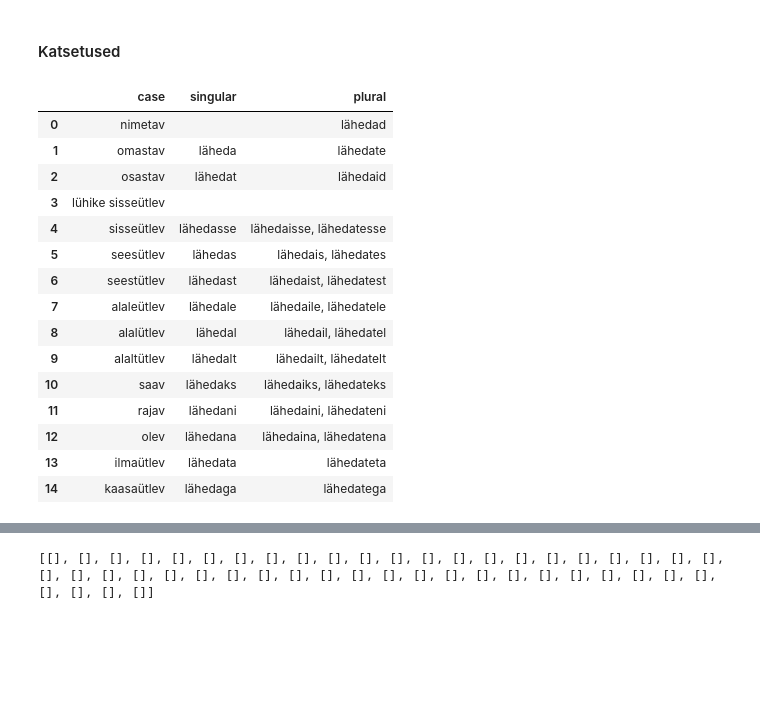
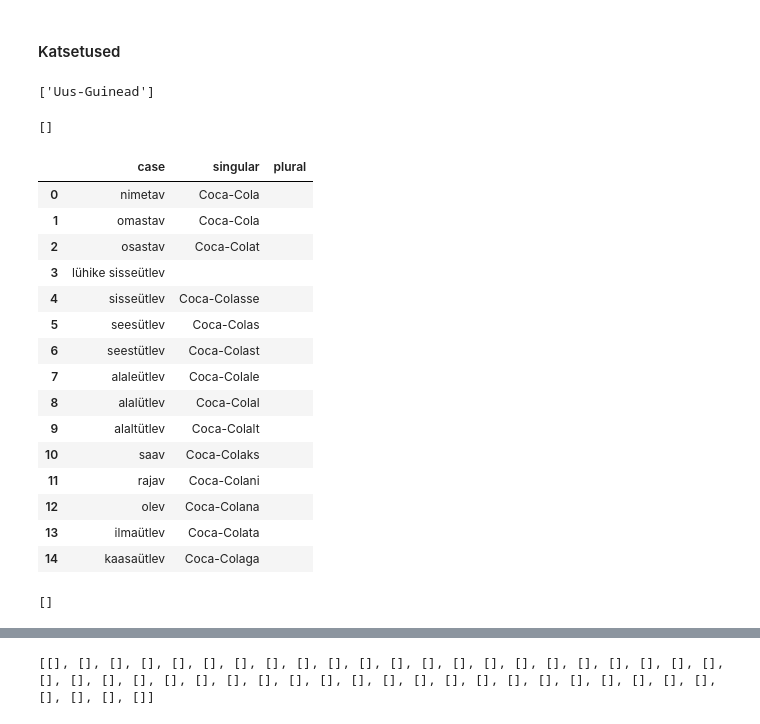
Before and after one commit to SanderSaska/MorfoloogiliseMuuttyybiAutomaatneTuvastaja, a Jupyter notebook: Morfoloogilise_muuttüübi_automaatne_tuvastamine.ipynb, the cells around one changed output, grey strips where cells are left out. Saved outputs shown, nothing was run; the diff lists cells and outputs as text; code cells hidden in the pictures; blank space fills up the shorter version.

```diff
--- a/Morfoloogilise_muuttüübi_automaatne_tuvastamine.ipynb
+++ b/Morfoloogilise_muuttüübi_automaatne_tuvastamine.ipynb
@@ -987,24 +1178,36 @@ def lisa_andmestikku(sõna, sõnaliik, muuttüüp, algvorm = None):
 # %% [markdown]
 #### Katsetused
+# %%
+estnltk.vabamorf.morf.synthesize("Uus-Guinea", 'sg p', partofspeech='H')
+# %% [output]
+['Uus-Guinead']
+# %%
+estnltk.vabamorf.morf.synthesize("Abu=Dhabi", 'sg p', partofspeech='H')
+# %% [output]
+[]
 # %%
-synthesize_all_visualize("läheda", 'N')
+synthesize_all_visualize("Coca-Cola", 'N')
 # %% [output]
 |  | case | singular | plural |
-| 0 | nimetav |  | lähedad |
-| 1 | omastav | läheda | lähedate |
-| 2 | osastav | lähedat | lähedaid |
+| 0 | nimetav | Coca-Cola |  |
+| 1 | omastav | Coca-Cola |  |
+| 2 | osastav | Coca-Colat |  |
 | 3 | lühike sisseütlev |  |  |
-| 4 | sisseütlev | lähedasse | lähedaisse, lähedatesse |
-| 5 | seesütlev | lähedas | lähedais, lähedates |
-| 6 | seestütlev | lähedast | lähedaist, lähedatest |
-| 7 | alaleütlev | lähedale | lähedaile, lähedatele |
-| 8 | alalütlev | lähedal | lähedail, lähedatel |
-| 9 | alaltütlev | lähedalt | lähedailt, lähedatelt |
-| 10 | saav | lähedaks | lähedaiks, lähedateks |
-| 11 | rajav | lähedani | lähedaini, lähedateni |
-| 12 | olev | lähedana | lähedaina, lähedatena |
-| 13 | ilmaütlev | lähedata | lähedateta |
-| 14 | kaasaütlev | lähedaga | lähedatega |
+| 4 | sisseütlev | Coca-Colasse |  |
+| 5 | seesütlev | Coca-Colas |  |
+| 6 | seestütlev | Coca-Colast |  |
+| 7 | alaleütlev | Coca-Colale |  |
+| 8 | alalütlev | Coca-Colal |  |
+| 9 | alaltütlev | Coca-Colalt |  |
+| 10 | saav | Coca-Colaks |  |
+| 11 | rajav | Coca-Colani |  |
+| 12 | olev | Coca-Colana |  |
+| 13 | ilmaütlev | Coca-Colata |  |
+| 14 | kaasaütlev | Coca-Colaga |  |
+# %%
+estnltk.vabamorf.morf.synthesize("k-s", 'sg n', partofspeech='Sm')
+# %% [output]
+[]
 # %%
 ainsus, mitmus = synthesize_all("aabitsatarkus", 'N')
 print(ainsus)
```
Also changed, not shown: parts of 77 cells of this notebook.
